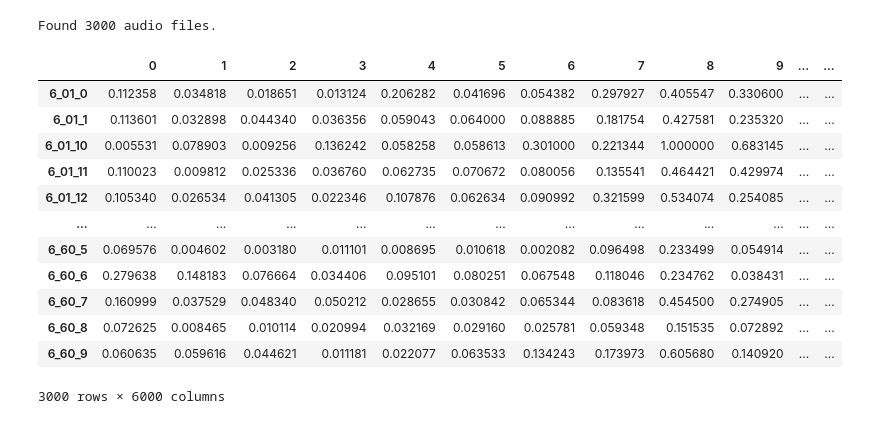
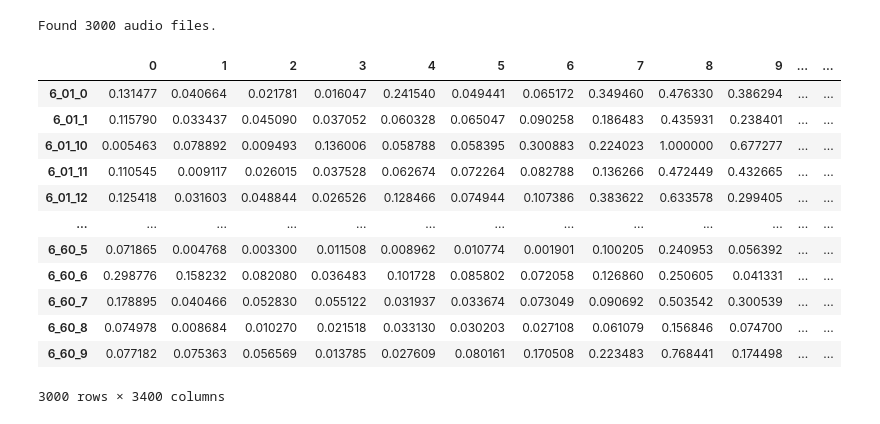
Before and after one commit to Ishikawa7/Audio_anomalies_detection_test, a Jupyter notebook: preprocessing_fft.ipynb, the cells around one changed output. Cells and saved outputs as stored; diff of their text form; code cells hidden in the pictures.

```diff
--- a/preprocessing_fft.ipynb
+++ b/preprocessing_fft.ipynb
@@ -9,7 +9,7 @@ print(f"Found {len(files)} audio files.")
 # %% [output]
 Found 3000 audio files.
 # %%
-target_sr = 12000
+target_sr = 6800 # Target sample rate
 fixed_duration = 1.0
 n_samples = int(target_sr * fixed_duration)
 
@@ -25,8 +25,11 @@ for filepath in files:
     else:
         audio = audio[:n_samples]
 
+    # denoise the signal by applying centered moving average
+    window_size = 5
+    denoised_audio = np.convolve(audio, np.ones(window_size)/window_size, mode='valid')
     # FFT
-    fft_result = np.fft.fft(audio)
+    fft_result = np.fft.fft(denoised_audio)
     magnitude = np.abs(fft_result)[:n_samples // 2]
 
     # Normalize
@@ -39,22 +42,22 @@ for filepath in files:
 #X = np.array(features)
 #y = np.array(labels)
 # %%
-df_fft = pd.DataFrame(data=features, index=labels, columns=[x for x in range(6000)])
+df_fft = pd.DataFrame(data=features, index=labels, columns=[x for x in range(6800//2)])
 df_fft
 # %% [output]
 |  | 0 | 1 | 2 | 3 | 4 | 5 | 6 | 7 | 8 | 9 | ... | ... |
-| 6_01_0 | 0.112358 | 0.034818 | 0.018651 | 0.013124 | 0.206282 | 0.041696 | 0.054382 | 0.297927 | 0.405547 | 0.330600 | ... | ... |
-| 6_01_1 | 0.113601 | 0.032898 | 0.044340 | 0.036356 | 0.059043 | 0.064000 | 0.088885 | 0.181754 | 0.427581 | 0.235320 | ... | ... |
-| 6_01_10 | 0.005531 | 0.078903 | 0.009256 | 0.136242 | 0.058258 | 0.058613 | 0.301000 | 0.221344 | 1.000000 | 0.683145 | ... | ... |
-| 6_01_11 | 0.110023 | 0.009812 | 0.025336 | 0.036760 | 0.062735 | 0.070672 | 0.080056 | 0.135541 | 0.464421 | 0.429974 | ... | ... |
-| 6_01_12 | 0.105340 | 0.026534 | 0.041305 | 0.022346 | 0.107876 | 0.062634 | 0.090992 | 0.321599 | 0.534074 | 0.254085 | ... | ... |
+| 6_01_0 | 0.131477 | 0.040664 | 0.021781 | 0.016047 | 0.241540 | 0.049441 | 0.065172 | 0.349460 | 0.476330 | 0.386294 | ... | ... |
+| 6_01_1 | 0.115790 | 0.033437 | 0.045090 | 0.037052 | 0.060328 | 0.065047 | 0.090258 | 0.186483 | 0.435931 | 0.238401 | ... | ... |
+| 6_01_10 | 0.005463 | 0.078892 | 0.009493 | 0.136006 | 0.058788 | 0.058395 | 0.300883 | 0.224023 | 1.000000 | 0.677277 | ... | ... |
+| 6_01_11 | 0.110545 | 0.009117 | 0.026015 | 0.037528 | 0.062674 | 0.072264 | 0.082788 | 0.136266 | 0.472449 | 0.432665 | ... | ... |
+| 6_01_12 | 0.125418 | 0.031603 | 0.048844 | 0.026526 | 0.128466 | 0.074944 | 0.107386 | 0.383622 | 0.633578 | 0.299405 | ... | ... |
 | ... | ... | ... | ... | ... | ... | ... | ... | ... | ... | ... | ... | ... |
-| 6_60_5 | 0.069576 | 0.004602 | 0.003180 | 0.011101 | 0.008695 | 0.010618 | 0.002082 | 0.096498 | 0.233499 | 0.054914 | ... | ... |
-| 6_60_6 | 0.279638 | 0.148183 | 0.076664 | 0.034406 | 0.095101 | 0.080251 | 0.067548 | 0.118046 | 0.234762 | 0.038431 | ... | ... |
-| 6_60_7 | 0.160999 | 0.037529 | 0.048340 | 0.050212 | 0.028655 | 0.030842 | 0.065344 | 0.083618 | 0.454500 | 0.274905 | ... | ... |
-| 6_60_8 | 0.072625 | 0.008465 | 0.010114 | 0.020994 | 0.032169 | 0.029160 | 0.025781 | 0.059348 | 0.151535 | 0.072892 | ... | ... |
-| 6_60_9 | 0.060635 | 0.059616 | 0.044621 | 0.011181 | 0.022077 | 0.063533 | 0.134243 | 0.173973 | 0.605680 | 0.140920 | ... | ... |
+| 6_60_5 | 0.071865 | 0.004768 | 0.003300 | 0.011508 | 0.008962 | 0.010774 | 0.001901 | 0.100205 | 0.240953 | 0.056392 | ... | ... |
+| 6_60_6 | 0.298776 | 0.158232 | 0.082080 | 0.036483 | 0.101728 | 0.085802 | 0.072058 | 0.126860 | 0.250605 | 0.041331 | ... | ... |
+| 6_60_7 | 0.178895 | 0.040466 | 0.052830 | 0.055122 | 0.031937 | 0.033674 | 0.073049 | 0.090692 | 0.503542 | 0.300539 | ... | ... |
+| 6_60_8 | 0.074978 | 0.008684 | 0.010270 | 0.021518 | 0.033130 | 0.030203 | 0.027108 | 0.061079 | 0.156846 | 0.074700 | ... | ... |
+| 6_60_9 | 0.077182 | 0.075363 | 0.056569 | 0.013785 | 0.027609 | 0.080161 | 0.170508 | 0.223483 | 0.768441 | 0.174498 | ... | ... |
-3000 rows × 6000 columns
+3000 rows × 3400 columns
 # %%
 # save to csv
 df_fft.to_csv("fft_dataset.csv", index=True)
```
Also changed, not shown: 5 other files.
